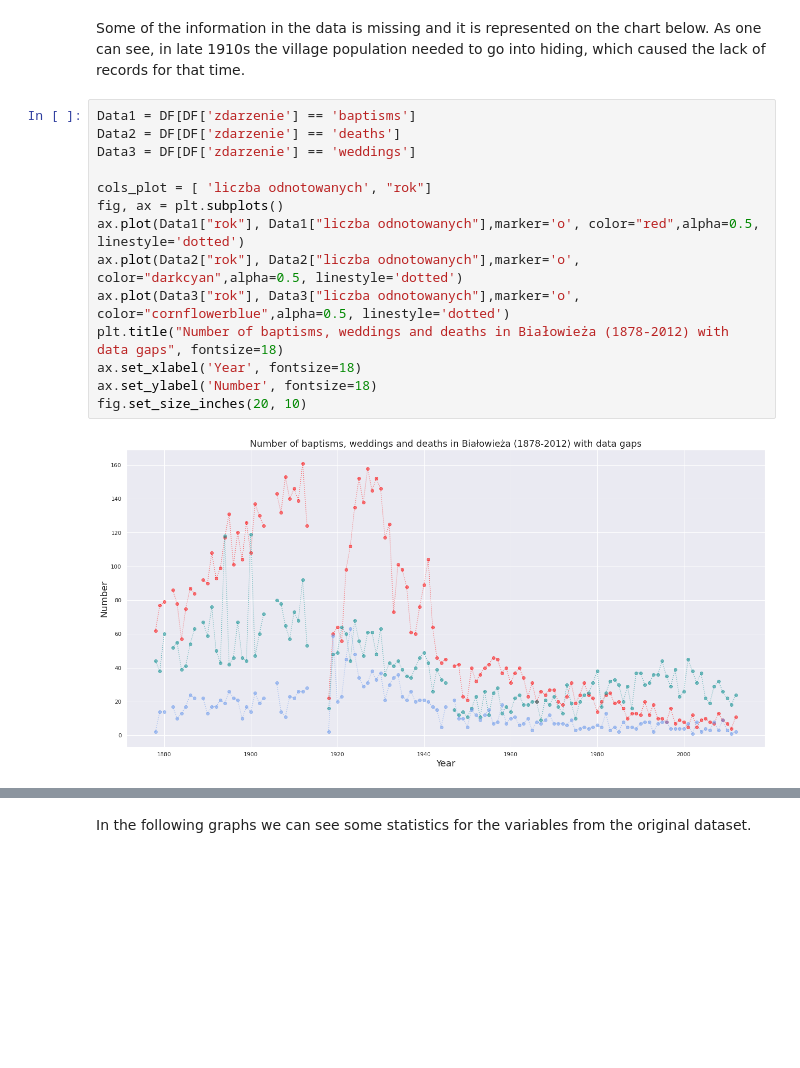
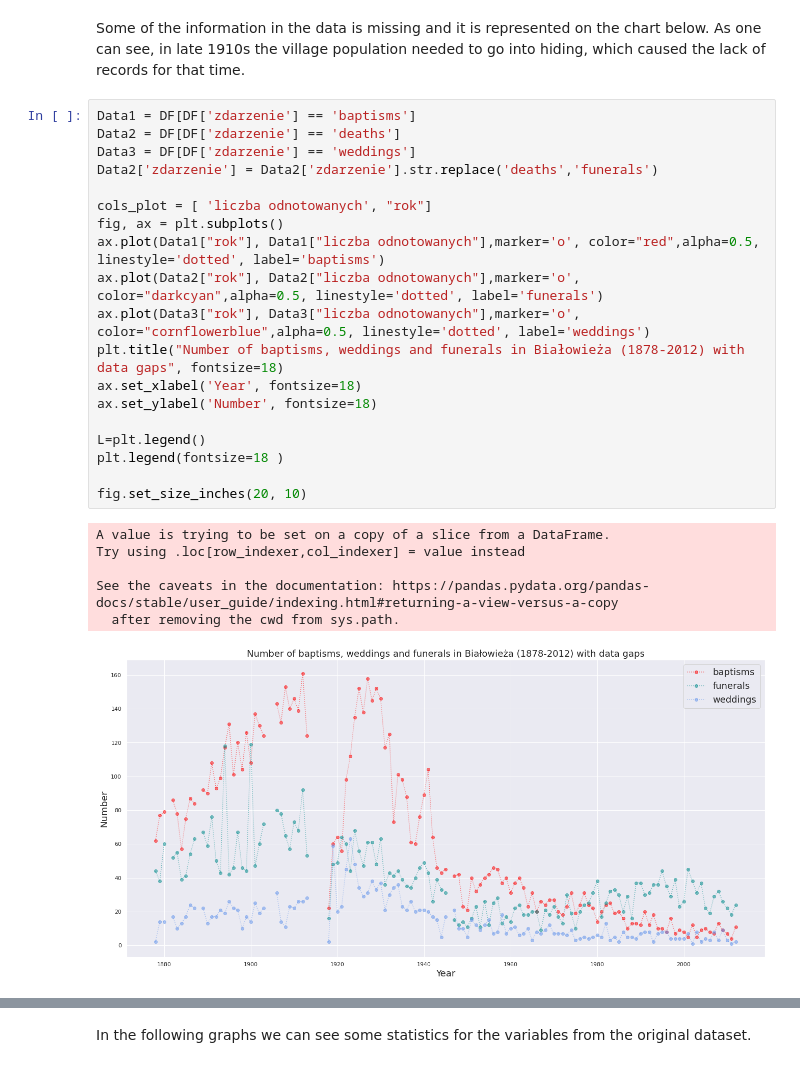
Before and after one commit to zuzannazak/PhD2022Bialowieza, a Jupyter notebook: 💖projekt.ipynb, the cells around one changed output, grey strips where cells are left out. Saved outputs shown, nothing was run; the diff lists cells and outputs as text; blank space fills up the shorter version.

```diff
--- a/💖projekt.ipynb
+++ b/💖projekt.ipynb
@@ -214,19 +209,29 @@ Some of the information in the data is missing and it is represented on the char
 # %%
 Data1 = DF[DF['zdarzenie'] == 'baptisms']
 Data2 = DF[DF['zdarzenie'] == 'deaths']
 Data3 = DF[DF['zdarzenie'] == 'weddings']
+Data2['zdarzenie'] = Data2['zdarzenie'].str.replace('deaths','funerals')
 
 cols_plot = [ 'liczba odnotowanych', "rok"]
 fig, ax = plt.subplots()
-ax.plot(Data1["rok"], Data1["liczba odnotowanych"],marker='o', color="red",alpha=0.5, linestyle='dotted')
-ax.plot(Data2["rok"], Data2["liczba odnotowanych"],marker='o', color="darkcyan",alpha=0.5, linestyle='dotted')
-ax.plot(Data3["rok"], Data3["liczba odnotowanych"],marker='o', color="cornflowerblue",alpha=0.5, linestyle='dotted')
-plt.title("Number of baptisms, weddings and deaths in Białowieża (1878-2012) with data gaps", fontsize=18)
+ax.plot(Data1["rok"], Data1["liczba odnotowanych"],marker='o', color="red",alpha=0.5, linestyle='dotted', label='baptisms')
+ax.plot(Data2["rok"], Data2["liczba odnotowanych"],marker='o', color="darkcyan",alpha=0.5, linestyle='dotted', label='funerals')
+ax.plot(Data3["rok"], Data3["liczba odnotowanych"],marker='o', color="cornflowerblue",alpha=0.5, linestyle='dotted', label='weddings')
+plt.title("Number of baptisms, weddings and funerals in Białowieża (1878-2012) with data gaps", fontsize=18)
 ax.set_xlabel('Year', fontsize=18)
 ax.set_ylabel('Number', fontsize=18)
+
+L=plt.legend()
+plt.legend(fontsize=18 )
+
 fig.set_size_inches(20, 10)
 # %% [output]
+A value is trying to be set on a copy of a slice from a DataFrame.
+Try using .loc[row_indexer,col_indexer] = value instead
+
+See the caveats in the documentation: https://pandas.pydata.org/pandas-docs/stable/user_guide/indexing.html#returning-a-view-versus-a-copy
+  after removing the cwd from sys.path.
-[figure, old version]
+[figure, new version]
 # %% [markdown]
 The data is incomplete (most likely due to historical events during this period),and the longest break relates to the years 1914-1917. We can assume that it was influenced by World War I (beginning on July 28, 1914 - ending on November 11, 1918); the front was near Białowieża. It also turns out that during World War I, the Orthodox population of Białowieża was displaced and evacuated deep into Russia.
 
```
Also changed, not shown: parts of 132 cells of this notebook.
